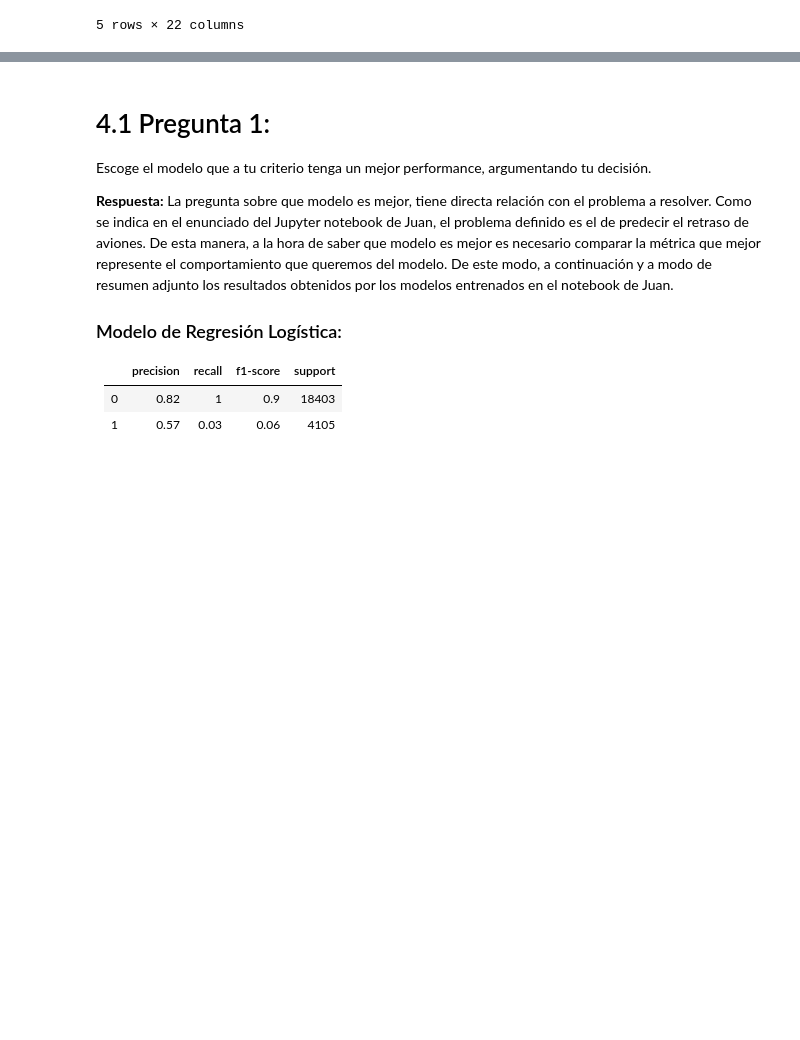
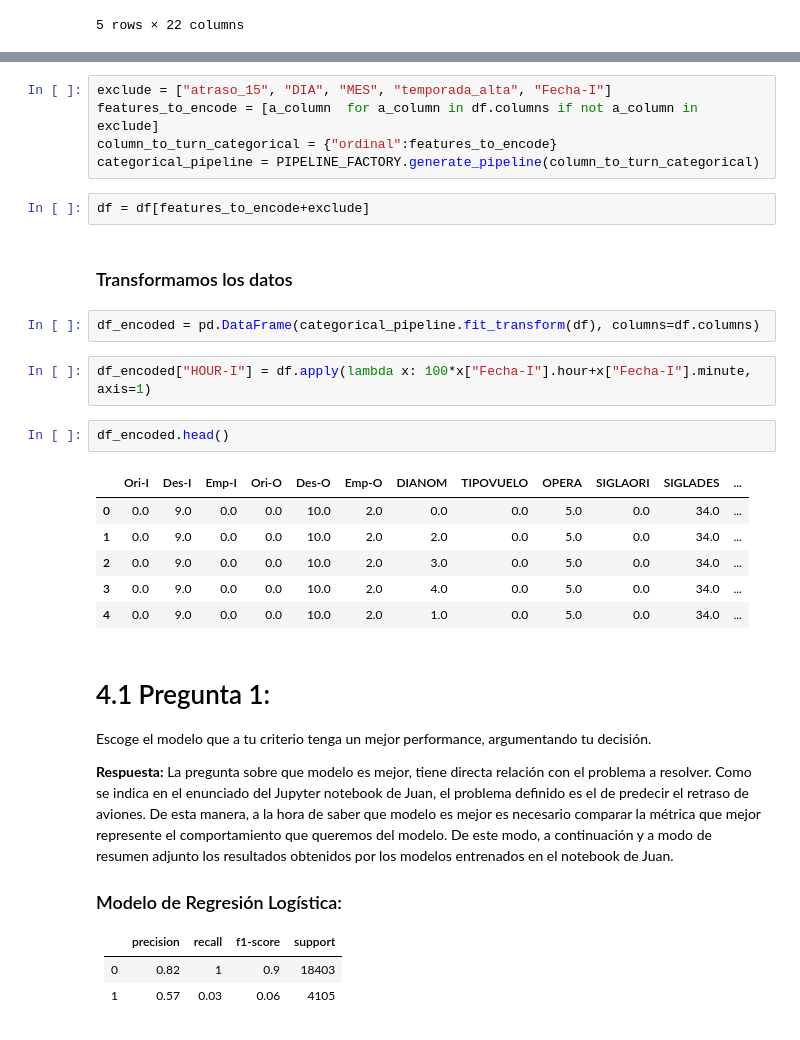
Before and after one commit to rocholaky/NeuralWorksChallenge, a Jupyter notebook: mlapi.ipynb, the cells around one changed output, grey strips where cells are left out. Cells and saved outputs as stored; diff of their text form; blank space fills up the shorter version.

```diff
--- a/mlapi.ipynb
+++ b/mlapi.ipynb
@@ -74,3 +186,25 @@ CLASSIFIER_FACTORY = mf.ModelFactory()
+# %%
+exclude = ["atraso_15", "DIA", "MES", "temporada_alta", "Fecha-I"]
+features_to_encode = [a_column  for a_column in df.columns if not a_column in exclude]
+column_to_turn_categorical = {"ordinal":features_to_encode}
+categorical_pipeline = PIPELINE_FACTORY.generate_pipeline(column_to_turn_categorical)
+# %%
+df = df[features_to_encode+exclude]
+# %% [markdown]
+### Transformamos los datos
+# %%
+df_encoded = pd.DataFrame(categorical_pipeline.fit_transform(df), columns=df.columns)
+# %%
+df_encoded["HOUR-I"] = df.apply(lambda x: 100*x["Fecha-I"].hour+x["Fecha-I"].minute, axis=1)
+# %%
+df_encoded.head()
+# %% [output]
+|  | Ori-I | Des-I | Emp-I | Ori-O | Des-O | Emp-O | DIANOM | TIPOVUELO | OPERA | SIGLAORI | SIGLADES | ... |
+| 0 | 0.0 | 9.0 | 0.0 | 0.0 | 10.0 | 2.0 | 0.0 | 0.0 | 5.0 | 0.0 | 34.0 | ... |
+| 1 | 0.0 | 9.0 | 0.0 | 0.0 | 10.0 | 2.0 | 2.0 | 0.0 | 5.0 | 0.0 | 34.0 | ... |
+| 2 | 0.0 | 9.0 | 0.0 | 0.0 | 10.0 | 2.0 | 3.0 | 0.0 | 5.0 | 0.0 | 34.0 | ... |
+| 3 | 0.0 | 9.0 | 0.0 | 0.0 | 10.0 | 2.0 | 4.0 | 0.0 | 5.0 | 0.0 | 34.0 | ... |
+| 4 | 0.0 | 9.0 | 0.0 | 0.0 | 10.0 | 2.0 | 1.0 | 0.0 | 5.0 | 0.0 | 34.0 | ... |
 # %% [markdown]
 # 4.1 Pregunta 1:
 Escoge el modelo que a tu criterio tenga un mejor performance, argumentando tu decisión.
```
Also changed, not shown: parts of 78 cells of this notebook, 3 other files.
